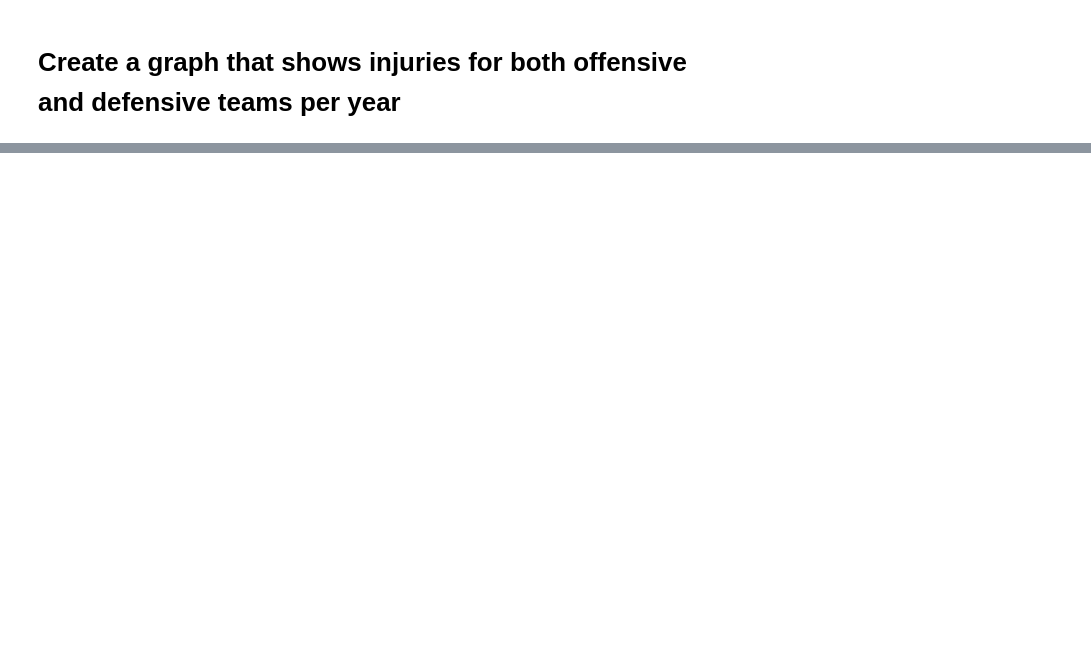
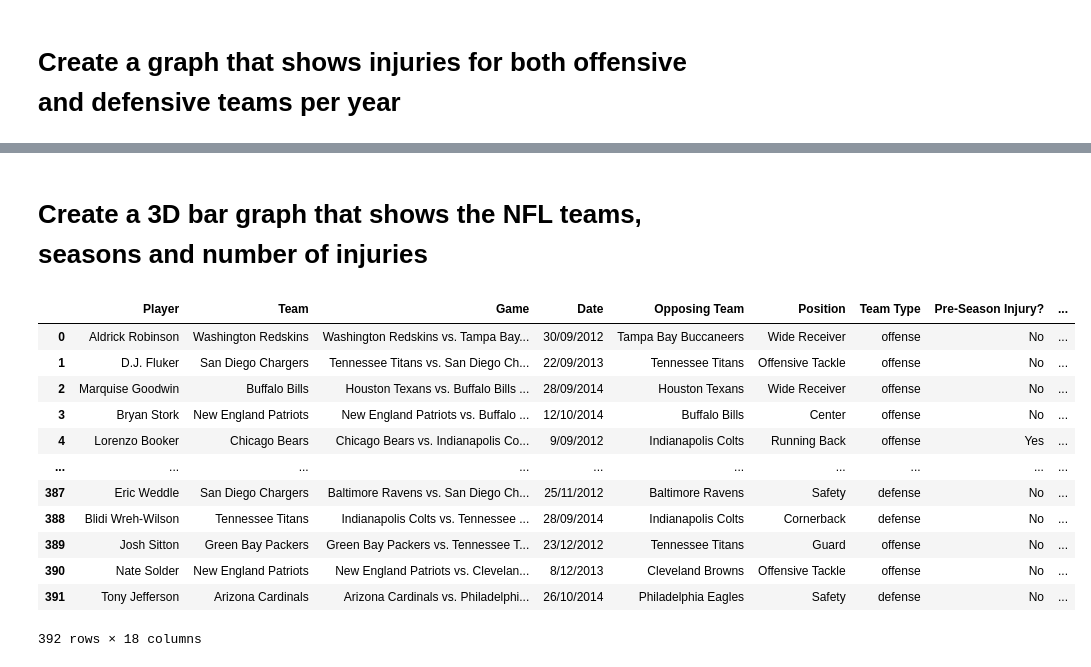
Before and after one commit to DunieCarrasco/nfl_concussion_analysis, a Jupyter notebook: joel_nfl_concussion_study.ipynb, the cells around one changed output, grey strips where cells are left out. Cells and saved outputs as stored; diff of their text form; code cells hidden in the pictures; blank space fills up the shorter version.

```diff
--- a/joel_nfl_concussion_study.ipynb
+++ b/joel_nfl_concussion_study.ipynb
@@ -722,0 +729,19 @@ plt.show()
+# %% [markdown]
+# Create a 3D bar graph that shows the NFL teams, seasons and number of injuries
+# %%
+# Recall the clean dataframs
+clean_df
+# %% [output]
+|  | Player | Team | Game | Date | Opposing Team | Position | Team Type | Pre-Season Injury? | ... |
+| 0 | Aldrick Robinson | Washington Redskins | Washington Redskins vs. Tampa Bay... | 30/09/2012 | Tampa Bay Buccaneers | Wide Receiver | offense | No | ... |
+| 1 | D.J. Fluker | San Diego Chargers | Tennessee Titans vs. San Diego Ch... | 22/09/2013 | Tennessee Titans | Offensive Tackle | offense | No | ... |
+| 2 | Marquise Goodwin | Buffalo Bills | Houston Texans vs. Buffalo Bills ... | 28/09/2014 | Houston Texans | Wide Receiver | offense | No | ... |
+| 3 | Bryan Stork | New England Patriots | New England Patriots vs. Buffalo ... | 12/10/2014 | Buffalo Bills | Center | offense | No | ... |
+| 4 | Lorenzo Booker | Chicago Bears | Chicago Bears vs. Indianapolis Co... | 9/09/2012 | Indianapolis Colts | Running Back | offense | Yes | ... |
+| ... | ... | ... | ... | ... | ... | ... | ... | ... | ... |
+| 387 | Eric Weddle | San Diego Chargers | Baltimore Ravens vs. San Diego Ch... | 25/11/2012 | Baltimore Ravens | Safety | defense | No | ... |
+| 388 | Blidi Wreh-Wilson | Tennessee Titans | Indianapolis Colts vs. Tennessee ... | 28/09/2014 | Indianapolis Colts | Cornerback | defense | No | ... |
+| 389 | Josh Sitton | Green Bay Packers | Green Bay Packers vs. Tennessee T... | 23/12/2012 | Tennessee Titans | Guard | offense | No | ... |
+| 390 | Nate Solder | New England Patriots | New England Patriots vs. Clevelan... | 8/12/2013 | Cleveland Browns | Offensive Tackle | offense | No | ... |
+| 391 | Tony Jefferson | Arizona Cardinals | Arizona Cardinals vs. Philadelphi... | 26/10/2014 | Philadelphia Eagles | Safety | defense | No | ... |
+392 rows × 18 columns
```
Also changed, not shown: parts of 49 cells of this notebook, 9 other files.
